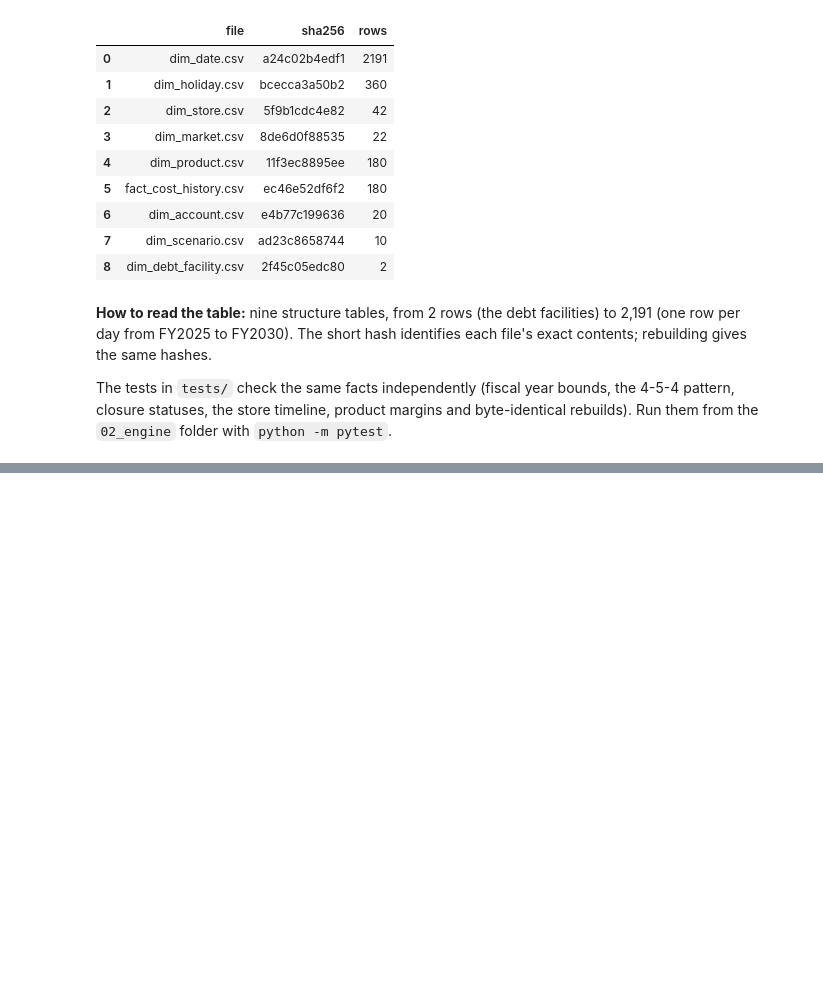
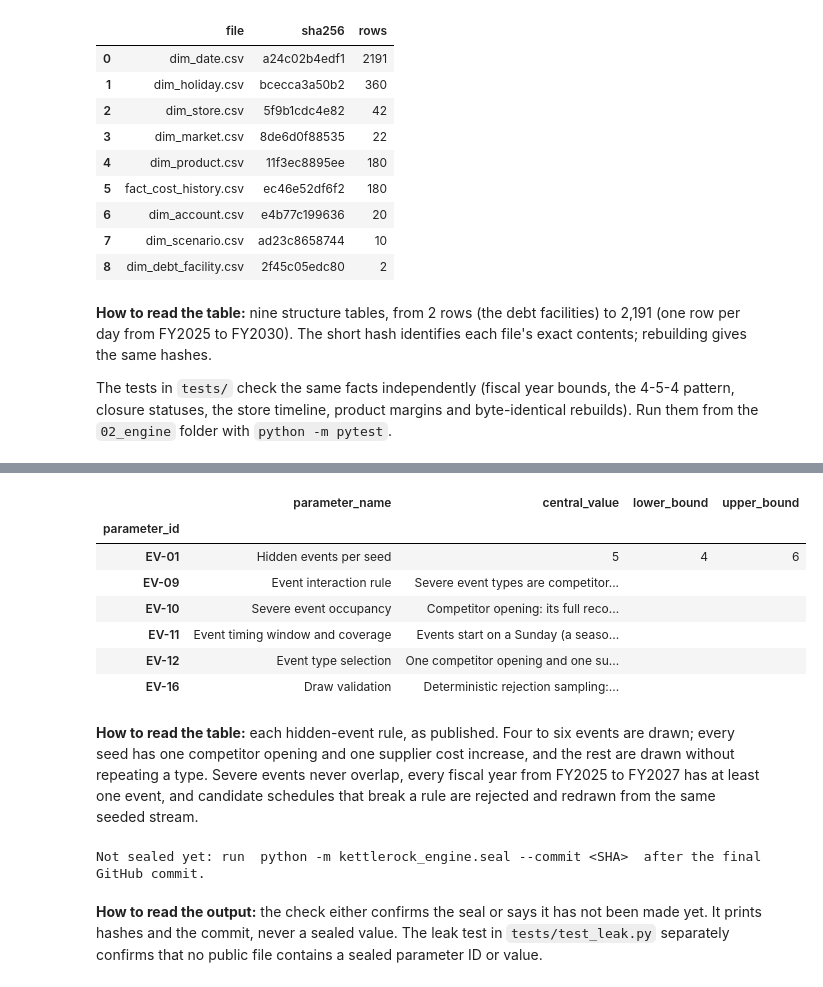
Before and after one commit to FatihaOkesola/kettlerock-value-stores, a Jupyter notebook: 02_engine/notebooks/engine_walkthrough.ipynb, the cells around one changed output, grey strips where cells are left out. Cells and saved outputs as stored; diff of their text form; code cells hidden in the pictures; blank space fills up the shorter version.

Commit message:
Add Milestone 2 section to engine walkthrough

```diff
--- a/02_engine/notebooks/engine_walkthrough.ipynb
+++ b/02_engine/notebooks/engine_walkthrough.ipynb
@@ -224,0 +233,29 @@ The tests in `tests/` check the same facts independently (fiscal year bounds, th
+# %%
+rules = params.table.loc[["EV-01", "EV-09", "EV-10", "EV-11", "EV-12", "EV-16"], ["parameter_name", "central_value", "lower_bound", "upper_bound"]]
+pd.set_option("display.max_colwidth", None)
+rules
+# %% [output]
+|  | parameter_name | central_value | lower_bound | upper_bound |
+| parameter_id |  |  |  |  |
+| EV-01 | Hidden events per seed | 5 | 4 | 6 |
+| EV-09 | Event interaction rule | Severe event types are competitor... |  |  |
+| EV-10 | Severe event occupancy | Competitor opening: its full reco... |  |  |
+| EV-11 | Event timing window and coverage | Events start on a Sunday (a seaso... |  |  |
+| EV-12 | Event type selection | One competitor opening and one su... |  |  |
+| EV-16 | Draw validation | Deterministic rejection sampling:... |  |  |
+# %% [markdown]
+**How to read the table:** each hidden-event rule, as published. Four to six events are drawn; every seed has one competitor opening and one supplier cost increase, and the rest are drawn without repeating a type. Severe events never overlap, every fiscal year from FY2025 to FY2027 has at least one event, and candidate schedules that break a rule are rejected and redrawn from the same seeded stream.
+# %%
+from kettlerock_engine.seal import verify_seal
+
+try:
+    m = verify_seal(cfg)
+    print(f"Sealed: commitment version {m['commitment_version']}, drawn from commit {m['git_commit']}")
+    print("The seed and sealed file match their published hashes, the inputs are unchanged,")
+    print("and redrawing from the seed reproduces the sealed file exactly.")
+except FileNotFoundError:
+    print("Not sealed yet: run  python -m kettlerock_engine.seal --commit <SHA>  after the final GitHub commit.")
+# %% [output]
+Not sealed yet: run  python -m kettlerock_engine.seal --commit <SHA>  after the final GitHub commit.
+# %% [markdown]
+**How to read the output:** the check either confirms the seal or says it has not been made yet. It prints hashes and the commit, never a sealed value. The leak test in `tests/test_leak.py` separately confirms that no public file contains a sealed parameter ID or value.
```
Also changed, not shown: parts of 2 cells of this notebook.
